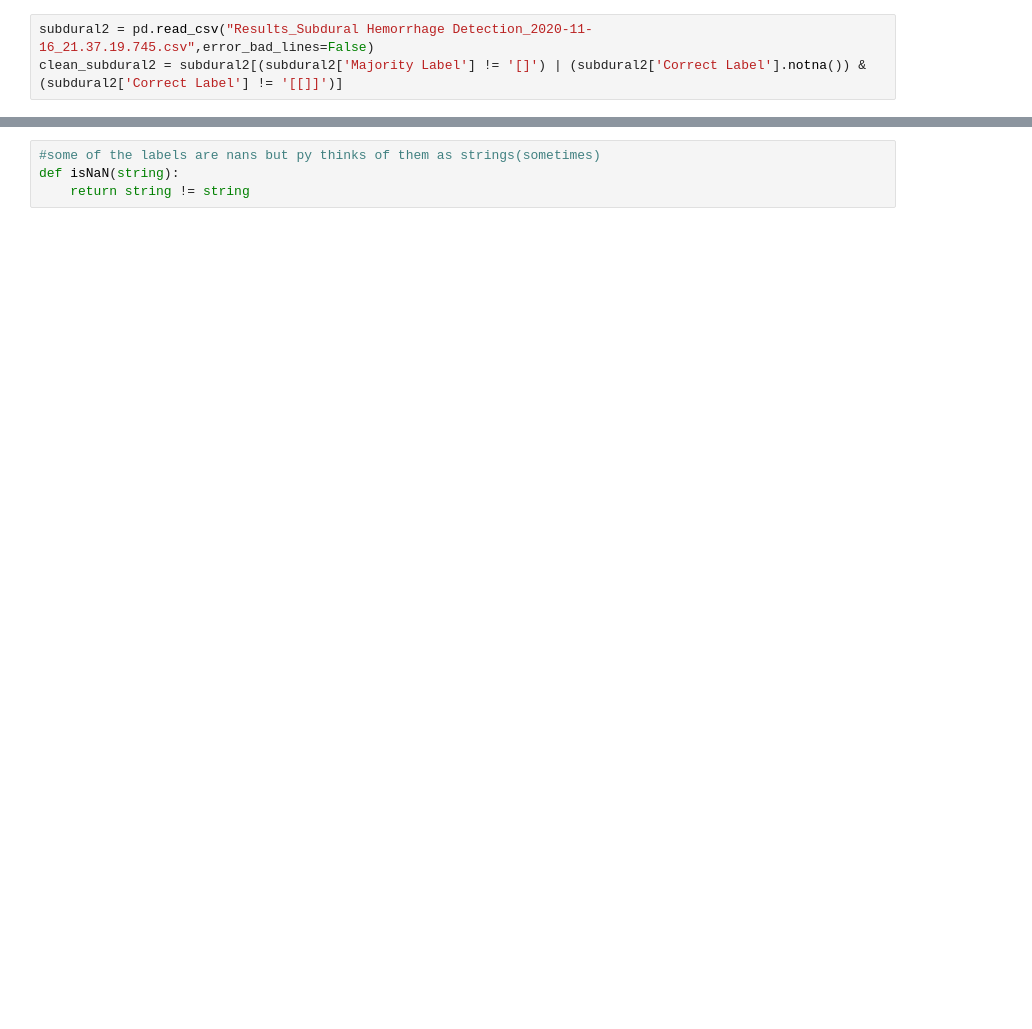
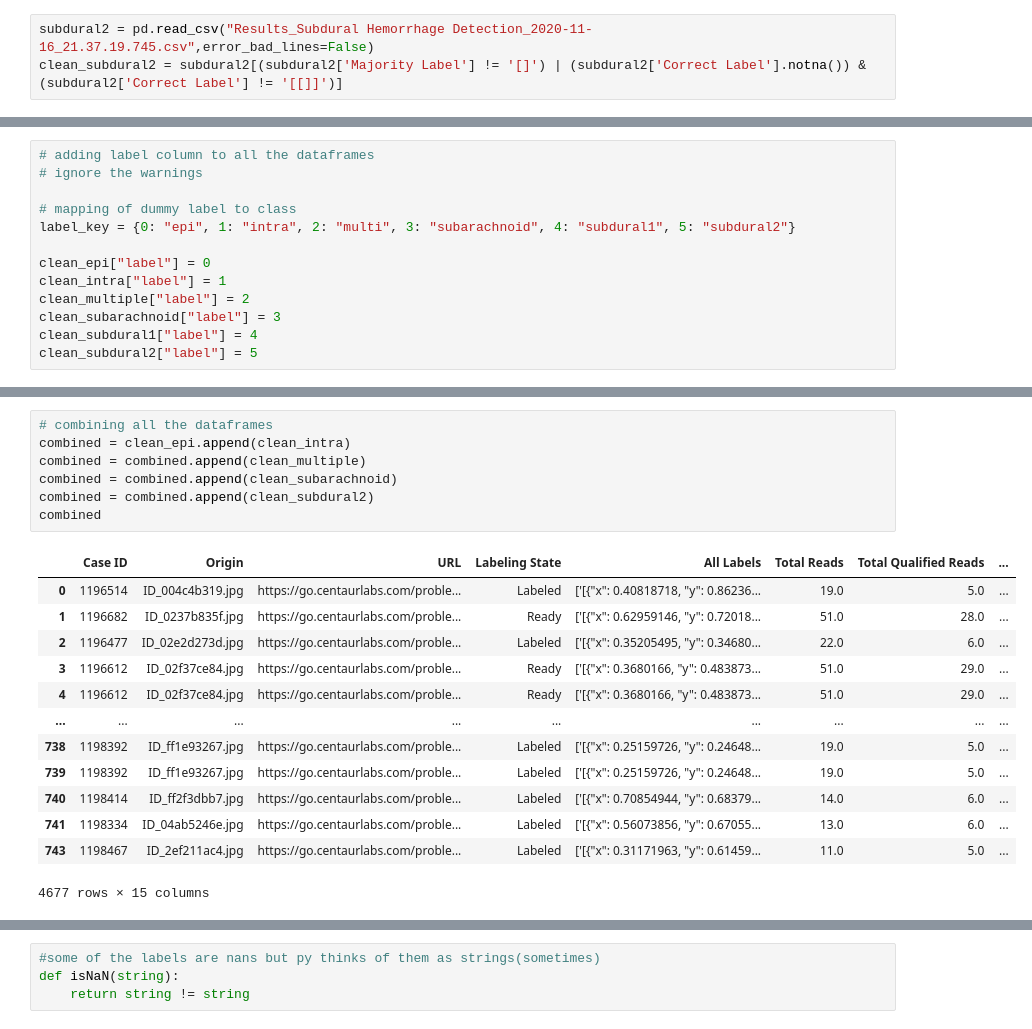
Before and after one commit to jramirezantonio/-Intracerebral-Brain-Hemorrhage-Classification, a Jupyter notebook: Final Project Data (1).ipynb, the cells around one changed output, grey strips where cells are left out. Drawn from its saved outputs; the diff is of its cells as text; blank space fills up the shorter version.

Commit message:
Finished data cleaning. Started image loading.

```diff
--- a/Final Project Data (1).ipynb
+++ b/Final Project Data (1).ipynb
@@ -48,0 +101,13 @@ clean_subdural2 = subdural2[(subdural2['Majority Label'] != '[]') | (subdural2['
+# %%
+# adding label column to all the dataframes
+# ignore the warnings
+
+# mapping of dummy label to class
+label_key = {0: "epi", 1: "intra", 2: "multi", 3: "subarachnoid", 4: "subdural1", 5: "subdural2"}
+
+clean_epi["label"] = 0
+clean_intra["label"] = 1
+clean_multiple["label"] = 2
+clean_subarachnoid["label"] = 3
+clean_subdural1["label"] = 4
+clean_subdural2["label"] = 5
@@ -48,0 +132,21 @@ clean_subdural2 = subdural2[(subdural2['Majority Label'] != '[]') | (subdural2['
+# %%
+# combining all the dataframes
+combined = clean_epi.append(clean_intra)
+combined = combined.append(clean_multiple)
+combined = combined.append(clean_subarachnoid)
+combined = combined.append(clean_subdural2)
+combined
+# %% [output]
+|  | Case ID | Origin | URL | Labeling State | All Labels | Total Reads | Total Qualified Reads | ... |
+| 0 | 1196514 | ID_004c4b319.jpg | https://go.centaurlabs.com/proble... | Labeled | ['[{"x": 0.40818718, "y": 0.86236... | 19.0 | 5.0 | ... |
+| 1 | 1196682 | ID_0237b835f.jpg | https://go.centaurlabs.com/proble... | Ready | ['[{"x": 0.62959146, "y": 0.72018... | 51.0 | 28.0 | ... |
+| 2 | 1196477 | ID_02e2d273d.jpg | https://go.centaurlabs.com/proble... | Labeled | ['[{"x": 0.35205495, "y": 0.34680... | 22.0 | 6.0 | ... |
+| 3 | 1196612 | ID_02f37ce84.jpg | https://go.centaurlabs.com/proble... | Ready | ['[{"x": 0.3680166, "y": 0.483873... | 51.0 | 29.0 | ... |
+| 4 | 1196612 | ID_02f37ce84.jpg | https://go.centaurlabs.com/proble... | Ready | ['[{"x": 0.3680166, "y": 0.483873... | 51.0 | 29.0 | ... |
+| ... | ... | ... | ... | ... | ... | ... | ... | ... |
+| 738 | 1198392 | ID_ff1e93267.jpg | https://go.centaurlabs.com/proble... | Labeled | ['[{"x": 0.25159726, "y": 0.24648... | 19.0 | 5.0 | ... |
+| 739 | 1198392 | ID_ff1e93267.jpg | https://go.centaurlabs.com/proble... | Labeled | ['[{"x": 0.25159726, "y": 0.24648... | 19.0 | 5.0 | ... |
+| 740 | 1198414 | ID_ff2f3dbb7.jpg | https://go.centaurlabs.com/proble... | Labeled | ['[{"x": 0.70854944, "y": 0.68379... | 14.0 | 6.0 | ... |
+| 741 | 1198334 | ID_04ab5246e.jpg | https://go.centaurlabs.com/proble... | Labeled | ['[{"x": 0.56073856, "y": 0.67055... | 13.0 | 6.0 | ... |
+| 743 | 1198467 | ID_2ef211ac4.jpg | https://go.centaurlabs.com/proble... | Labeled | ['[{"x": 0.31171963, "y": 0.61459... | 11.0 | 5.0 | ... |
+4677 rows × 15 columns
```
Also changed, not shown: parts of 10 cells of this notebook, 12 other files.
